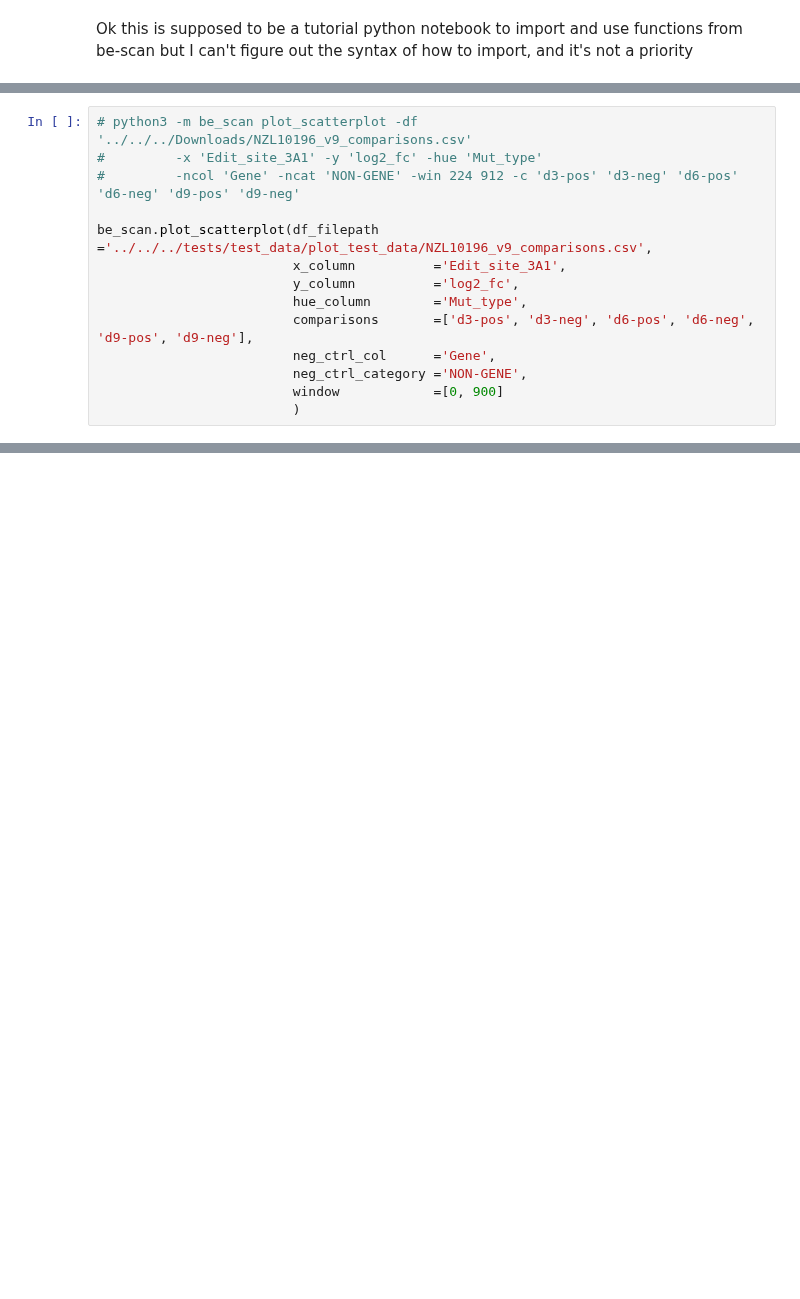
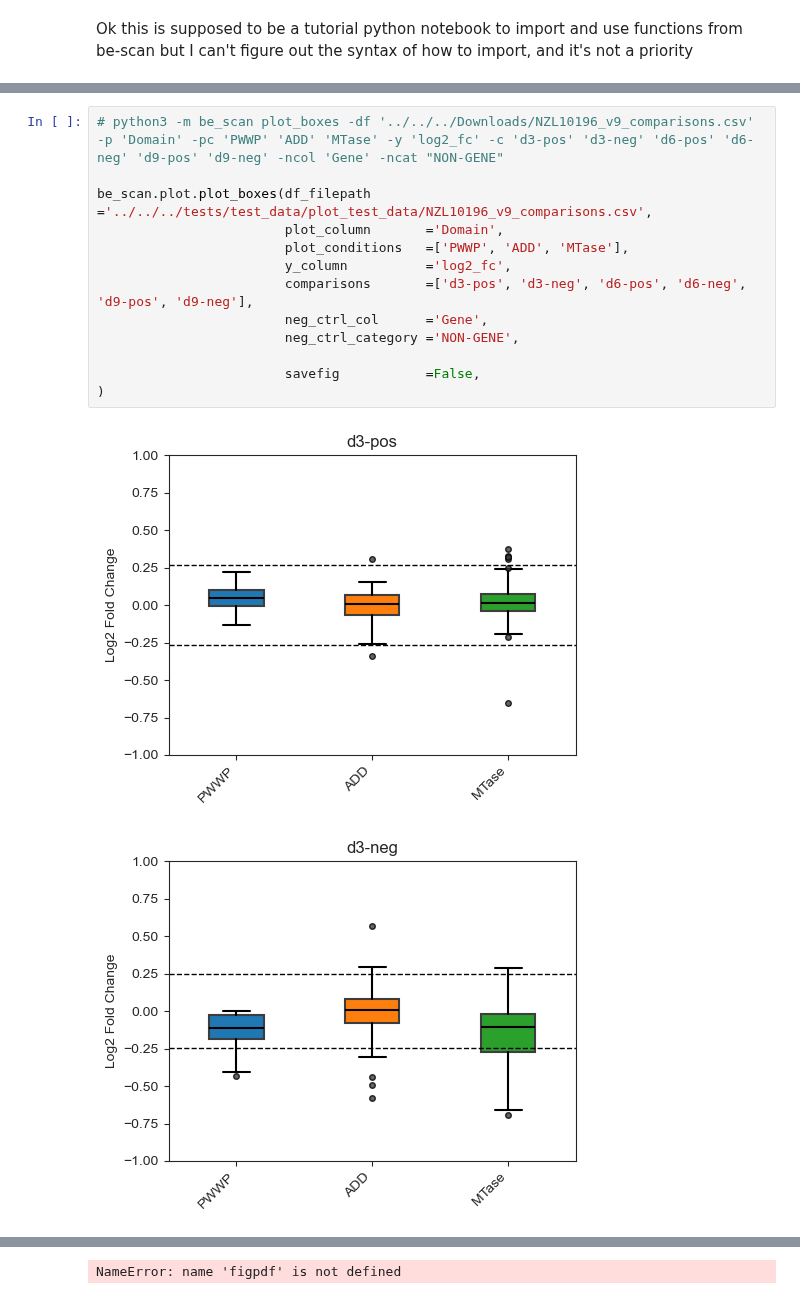
Before and after one commit to liaulab/be-scan, a Jupyter notebook: docs/source/notebooks/tutorial.ipynb, the cells around one changed output, grey strips where cells are left out. Cells and saved outputs as stored; diff of their text form; blank space fills up the shorter version.

```diff
--- a/docs/source/notebooks/tutorial.ipynb
+++ b/docs/source/notebooks/tutorial.ipynb
@@ -13,14 +72,16 @@ import be_scan
 # %%
-# python3 -m be_scan plot_scatterplot -df '../../../Downloads/NZL10196_v9_comparisons.csv'
-#         -x 'Edit_site_3A1' -y 'log2_fc' -hue 'Mut_type'
-#         -ncol 'Gene' -ncat 'NON-GENE' -win 224 912 -c 'd3-pos' 'd3-neg' 'd6-pos' 'd6-neg' 'd9-pos' 'd9-neg'
+# python3 -m be_scan plot_boxes -df '../../../Downloads/NZL10196_v9_comparisons.csv' -p 'Domain' -pc 'PWWP' 'ADD' 'MTase' -y 'log2_fc' -c 'd3-pos' 'd3-neg' 'd6-pos' 'd6-neg' 'd9-pos' 'd9-neg' -ncol 'Gene' -ncat "NON-GENE"
 
-be_scan.plot_scatterplot(df_filepath       ='../../../tests/test_data/plot_test_data/NZL10196_v9_comparisons.csv',
-                         x_column          ='Edit_site_3A1',
-                         y_column          ='log2_fc',
-                         hue_column        ='Mut_type',
-                         comparisons       =['d3-pos', 'd3-neg', 'd6-pos', 'd6-neg', 'd9-pos', 'd9-neg'],
-                         neg_ctrl_col      ='Gene',
-                         neg_ctrl_category ='NON-GENE',
-                         window            =[0, 900]
-                         )
+be_scan.plot.plot_boxes(df_filepath       ='../../../tests/test_data/plot_test_data/NZL10196_v9_comparisons.csv',
+                        plot_column       ='Domain',
+                        plot_conditions   =['PWWP', 'ADD', 'MTase'],
+                        y_column          ='log2_fc',
+                        comparisons       =['d3-pos', 'd3-neg', 'd6-pos', 'd6-neg', 'd9-pos', 'd9-neg'],
+                        neg_ctrl_col      ='Gene',
+                        neg_ctrl_category ='NON-GENE',
+
+                        savefig           =False,
+)
+# %% [output]
+[figure, added]
+[figure, added]
@@ -26,0 +92 @@ be_scan.plot_scatterplot(df_filepath       ='../../../tests/test_data/plot_test_
+NameError: name 'figpdf' is not defined
```
Also changed, not shown: parts of 28 cells of this notebook, 12 other files.
